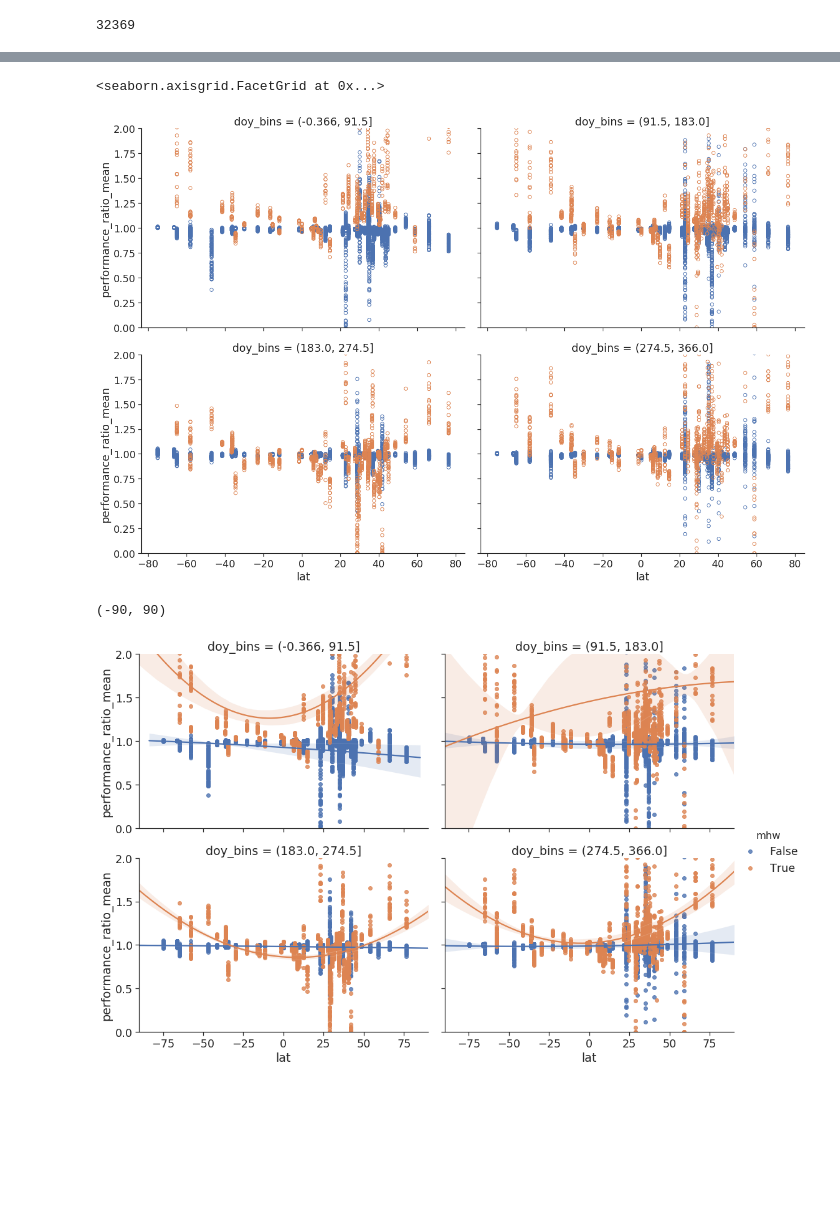
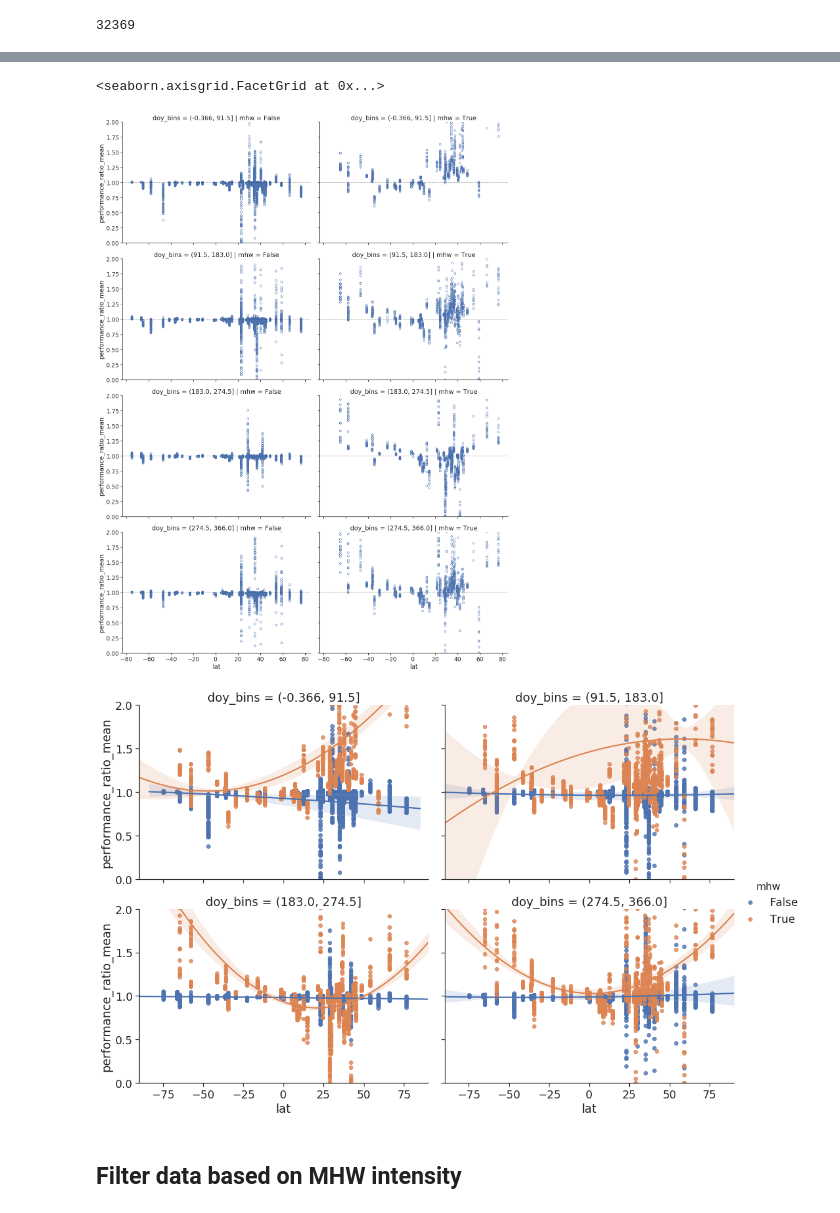
Before and after one commit to HuckleyLab/phyto-mhw, a Jupyter notebook: analysis/Individual_Isolate_performance.ipynb, the cells around one changed output, grey strips where cells are left out. Cells and saved outputs as stored; diff of their text form; code cells hidden in the pictures; blank space fills up the shorter version.

```diff
--- a/analysis/Individual_Isolate_performance.ipynb
+++ b/analysis/Individual_Isolate_performance.ipynb
@@ -282,7 +277,7 @@ array(0.)
 # %% [markdown]
 **Filter to only MHW events**
 # %%
-mhws = iso.where((isolate_combined.mhw != 0))
+mhws = isolate_combined.where((isolate_combined.mhw != 0))
 # %% [markdown]
 Convert to Dask dataframe for processing
 # %%
@@ -903,7 +897,7 @@ doy_combined = pd.concat(
     [a.rename({'peak_doy': 'doy'}, axis=1).set_index(['lat', 'lon', 'isolate', 'doy']),
     doy_perfdet.set_index(['lat', 'lon', 'isolate', 'doy'])],
     axis=0
-).reset_index()[['lat', 'latbin', 'mhw', 'doy', 'performance_ratio_mean']]
+).reset_index()[['latbin', 'lat', 'lon', 'doy', 'isolate', 'mhw', 'intensity_mean', 'performance_ratio_mean']]
 
 doy_combined = doy_combined.replace([np.inf, -np.inf], np.nan)
 # %% [output]
@@ -961,24 +959,26 @@ fg.set_titles(template='DOY: {col_name}')
 # %%
 fg = sns.FacetGrid(
-    col = 'doy_bins',
-    col_wrap = 2,
+    row = 'doy_bins',
+    col = 'mhw',
     data = doy_combined, height = 6, aspect=1.5,
-    hue = 'mhw'
 )
 
 def _pltpoints(x, y, color, label=None):
     plt.gca().scatter(x, y, label=label, facecolors='none', edgecolors=color)
-
+    plt.gca().axhline(1.0, linestyle='--', color='k', alpha=0.4)
 
 fg.map(_pltpoints, "lat", "performance_ratio_mean")
 fg.set(ylim = [-0, 2])
 # %% [output]
 <seaborn.axisgrid.FacetGrid at 0x...>
-[figure, old version]
+[figure, new version]
 # %%
 sns.lmplot(x = 'lat', y='performance_ratio_mean', hue = 'mhw', data=doy_combined, col_wrap=2, order = 2,aspect=1.5, col='doy_bins')
 plt.ylim([0, 2])
 plt.xlim([-90, 90])
+
+plt.savefig("mhw_nomhw_performance_ratio_fitted.pdf", bbox_inches='tight')
 # %% [output]
-(-90, 90)
-[figure, old version]
+[figure, new version]
+# %% [markdown]
+## Filter data based on MHW intensity
```
Also changed, not shown: parts of 24 cells of this notebook.
